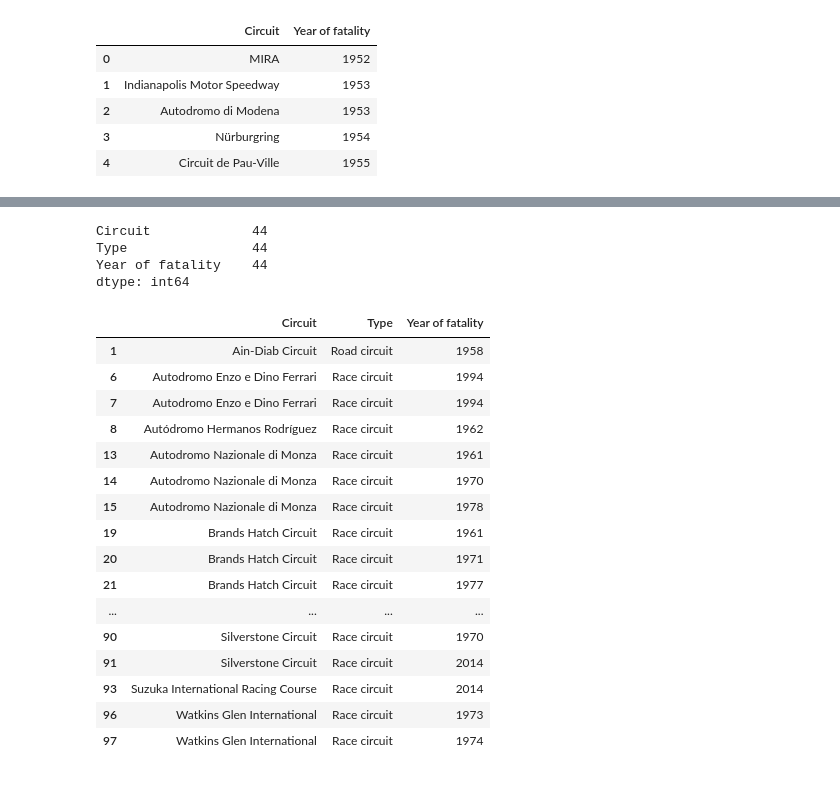
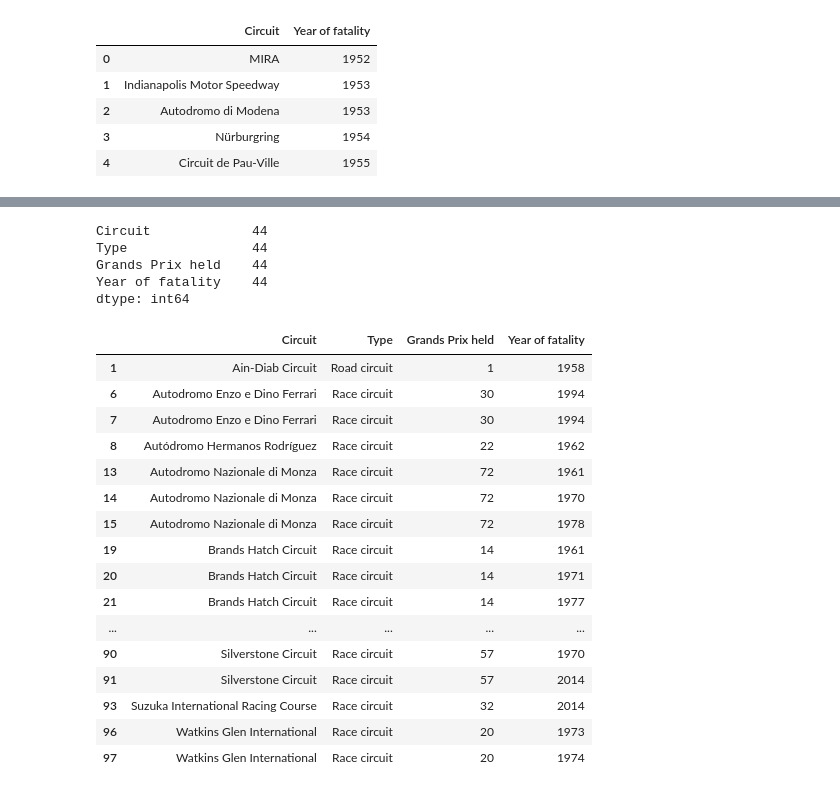
Before and after one commit to oli124/F1_safety, a Jupyter notebook: circuit_type_injuries_fatalities.ipynb, the cells around one changed output, grey strips where cells are left out. Drawn from its saved outputs; the diff is of its cells as text; code cells hidden in the pictures.

```diff
--- a/circuit_type_injuries_fatalities.ipynb
+++ b/circuit_type_injuries_fatalities.ipynb
@@ -105,30 +152,31 @@ memory usage: 3.1+ KB
 # %%
 # Exclude data which does not have an entry for "Year of fatality", implying no fatalities
 # have occurred at that track.
-clean_df = merged_df.dropna()
-clean_df.count()
+fatal_events_df = merged_df.dropna()
+fatal_events_df.count()
 # %% [output]
 Circuit             44
 Type                44
+Grands Prix held    44
 Year of fatality    44
 dtype: int64
-# %%
-clean_df
-# %% [output]
-|  | Circuit | Type | Year of fatality |
-| 1 | Ain-Diab Circuit | Road circuit | 1958 |
-| 6 | Autodromo Enzo e Dino Ferrari | Race circuit | 1994 |
-| 7 | Autodromo Enzo e Dino Ferrari | Race circuit | 1994 |
-| 8 | Autódromo Hermanos Rodríguez | Race circuit | 1962 |
-| 13 | Autodromo Nazionale di Monza | Race circuit | 1961 |
-| 14 | Autodromo Nazionale di Monza | Race circuit | 1970 |
-| 15 | Autodromo Nazionale di Monza | Race circuit | 1978 |
-| 19 | Brands Hatch Circuit | Race circuit | 1961 |
-| 20 | Brands Hatch Circuit | Race circuit | 1971 |
-| 21 | Brands Hatch Circuit | Race circuit | 1977 |
-| ... | ... | ... | ... |
-| 90 | Silverstone Circuit | Race circuit | 1970 |
-| 91 | Silverstone Circuit | Race circuit | 2014 |
-| 93 | Suzuka International Racing Course | Race circuit | 2014 |
-| 96 | Watkins Glen International | Race circuit | 1973 |
-| 97 | Watkins Glen International | Race circuit | 1974 |
+# %%
+fatal_events_df
+# %% [output]
+|  | Circuit | Type | Grands Prix held | Year of fatality |
+| 1 | Ain-Diab Circuit | Road circuit | 1 | 1958 |
+| 6 | Autodromo Enzo e Dino Ferrari | Race circuit | 30 | 1994 |
+| 7 | Autodromo Enzo e Dino Ferrari | Race circuit | 30 | 1994 |
+| 8 | Autódromo Hermanos Rodríguez | Race circuit | 22 | 1962 |
+| 13 | Autodromo Nazionale di Monza | Race circuit | 72 | 1961 |
+| 14 | Autodromo Nazionale di Monza | Race circuit | 72 | 1970 |
+| 15 | Autodromo Nazionale di Monza | Race circuit | 72 | 1978 |
+| 19 | Brands Hatch Circuit | Race circuit | 14 | 1961 |
+| 20 | Brands Hatch Circuit | Race circuit | 14 | 1971 |
+| 21 | Brands Hatch Circuit | Race circuit | 14 | 1977 |
+| ... | ... | ... | ... | ... |
+| 90 | Silverstone Circuit | Race circuit | 57 | 1970 |
+| 91 | Silverstone Circuit | Race circuit | 57 | 2014 |
+| 93 | Suzuka International Racing Course | Race circuit | 32 | 2014 |
+| 96 | Watkins Glen International | Race circuit | 20 | 1973 |
+| 97 | Watkins Glen International | Race circuit | 20 | 1974 |
```
Also changed, not shown: parts of 18 cells of this notebook, 1 other file.
